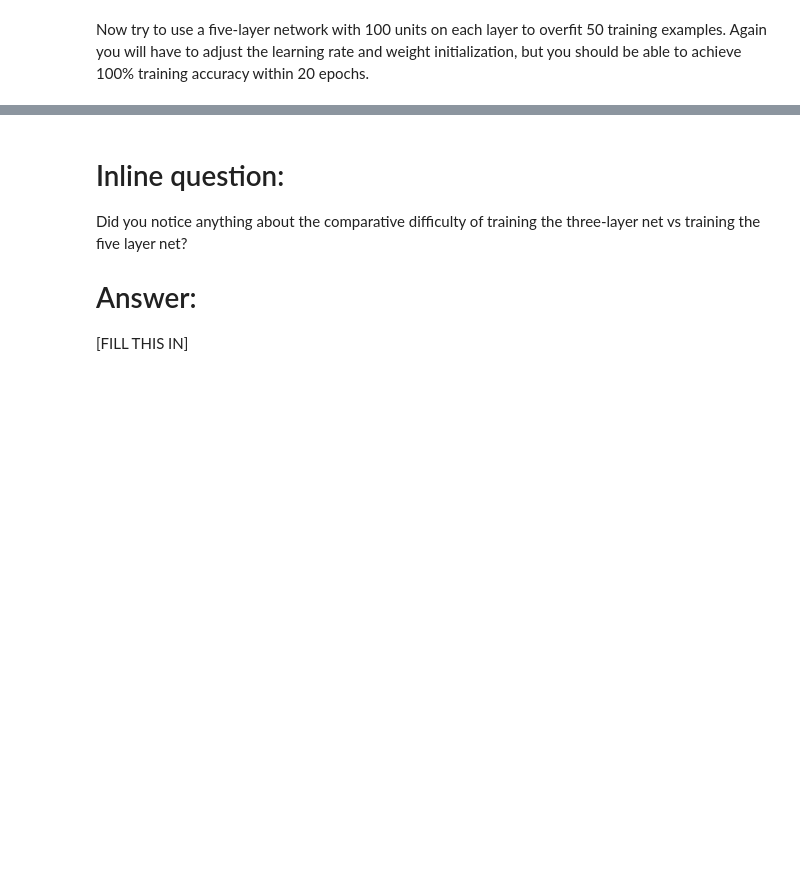
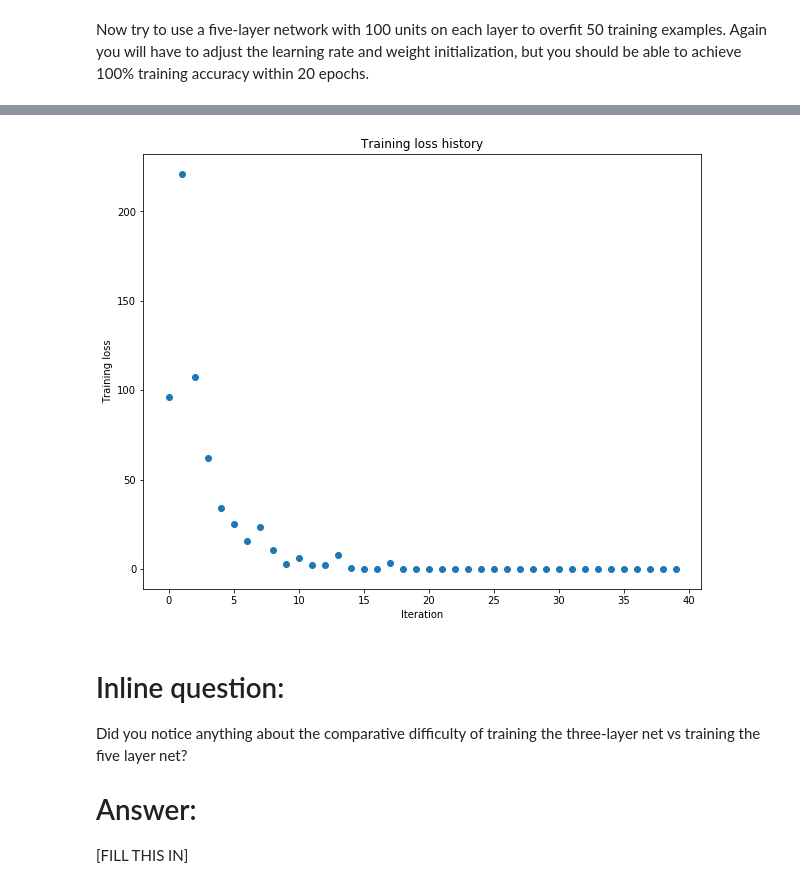
Before and after one commit to agiantwhale/cs231n, a Jupyter notebook: assignment2/FullyConnectedNets.ipynb, the cells around one changed output, grey strips where cells are left out. Drawn from its saved outputs; the diff is of its cells as text; code cells hidden in the pictures; blank space fills up the shorter version.

```diff
--- a/assignment2/FullyConnectedNets.ipynb
+++ b/assignment2/FullyConnectedNets.ipynb
@@ -446,16 +479,16 @@ small_data = {
 }
 
 learning_rate = 1e-3
-weight_scale = 1e-5
+weight_scale = 1e-1
 model = FullyConnectedNet([100, 100, 100, 100],
-                weight_scale=weight_scale, dtype=np.float64)
+            weight_scale=weight_scale, dtype=np.float64)
 solver = Solver(model, small_data,
-                print_every=10, num_epochs=20, batch_size=25,
-                update_rule='sgd',
-                optim_config={
-                  'learning_rate': learning_rate,
-                }
-         )
+        print_every=10, num_epochs=20, batch_size=25,
+        update_rule='sgd',
+        optim_config={
+            'learning_rate': learning_rate,
+        }
+    )
 solver.train()
 
 plt.plot(solver.loss_history, 'o')
@@ -463,3 +496,4 @@ plt.title('Training loss history')
 plt.xlabel('Iteration')
 plt.ylabel('Training loss')
 plt.show()
+# %% [output]
@@ -466,3 +517,4 @@ plt.show()
+[figure, added]
 # %% [markdown]
 # Inline question:
 Did you notice anything about the comparative difficulty of training the three-layer net vs training the five layer net?
```
Also changed, not shown: parts of 6 cells of this notebook, 3 other files.
